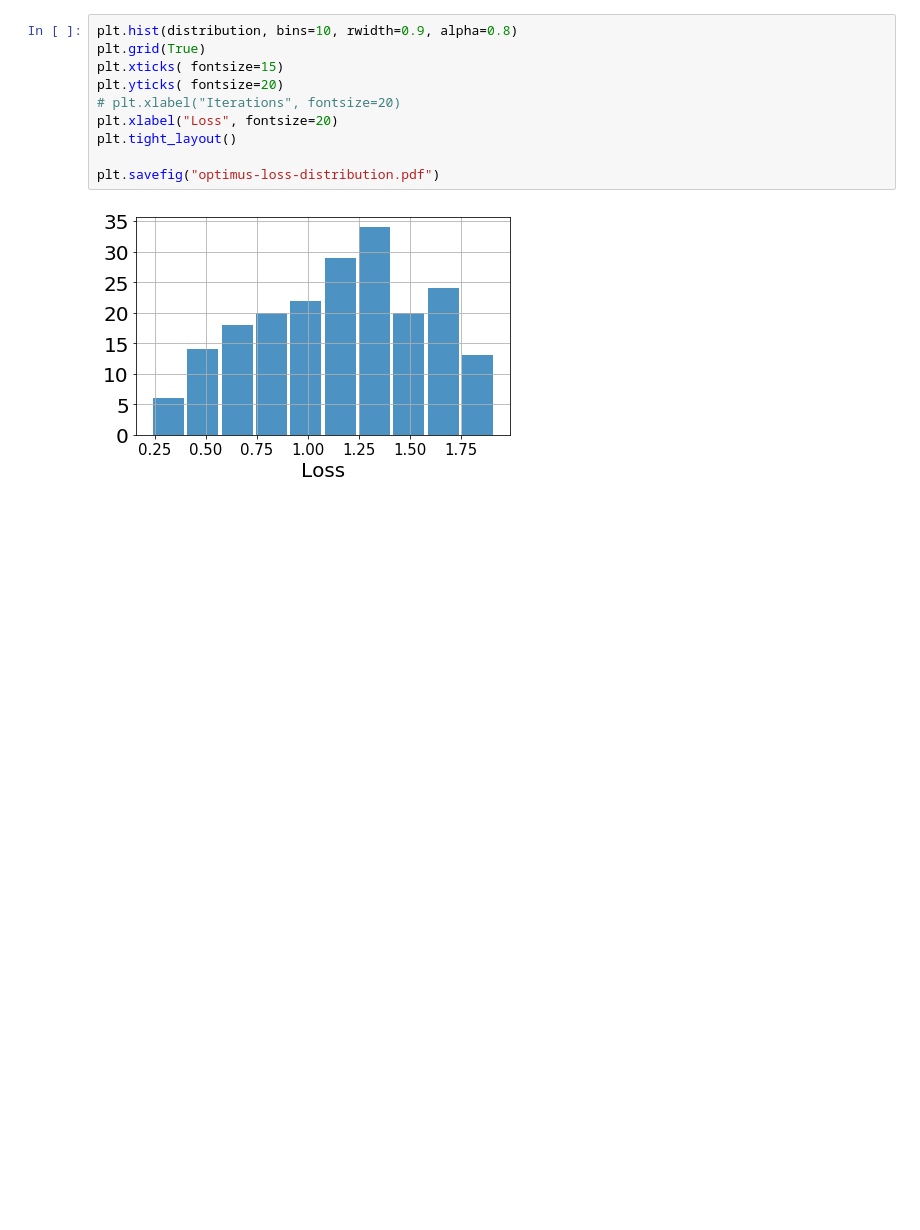
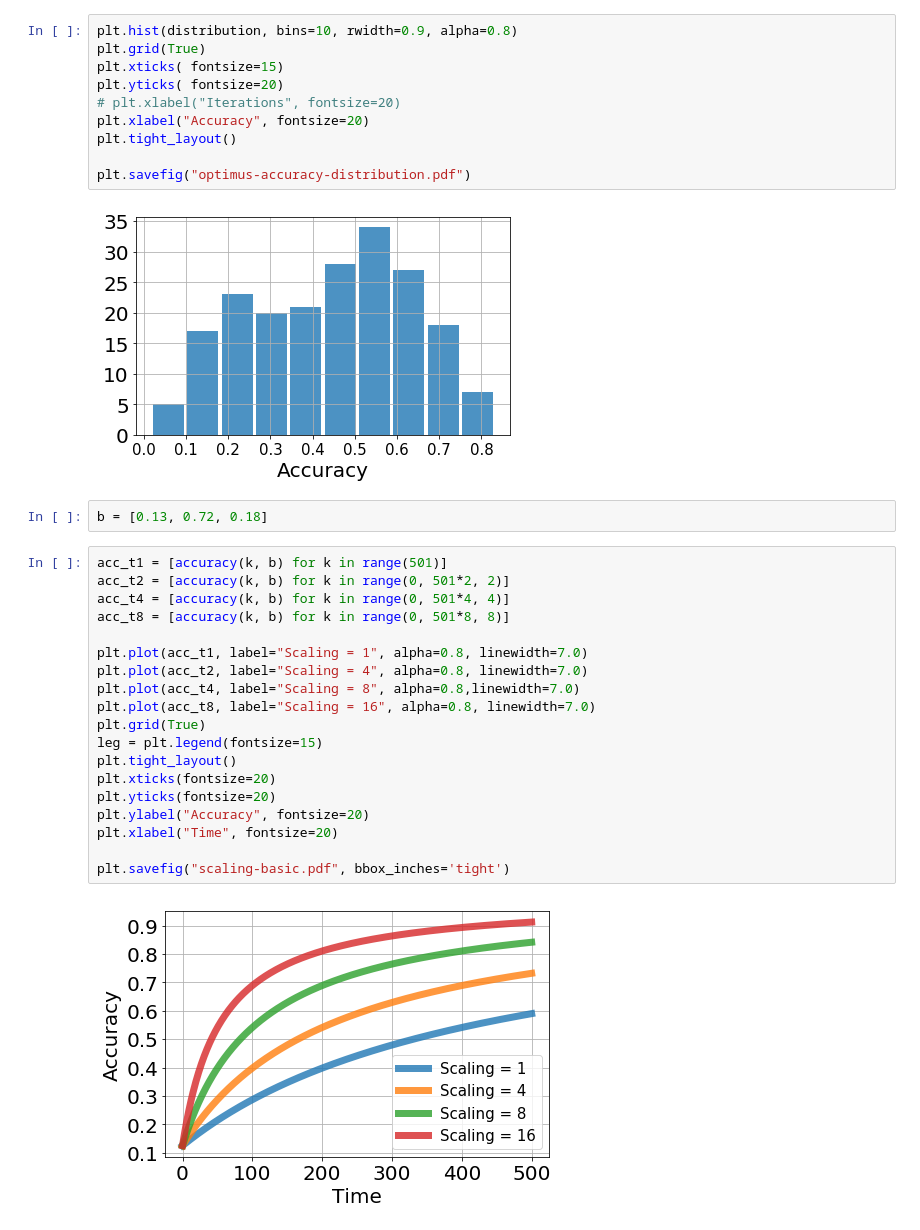
Before and after one commit to richardliaw/sospresults, a Jupyter notebook: OptimusLoss.ipynb, the cells around one changed output. Drawn from its saved outputs; the diff is of its cells as text; blank space fills up the shorter version.

```diff
--- a/OptimusLoss.ipynb
+++ b/OptimusLoss.ipynb
@@ -36,9 +39,32 @@ plt.grid(True)
 plt.xticks( fontsize=15)
 plt.yticks( fontsize=20)
 # plt.xlabel("Iterations", fontsize=20)
-plt.xlabel("Loss", fontsize=20)
+plt.xlabel("Accuracy", fontsize=20)
 plt.tight_layout()
 
-plt.savefig("optimus-loss-distribution.pdf")
+plt.savefig("optimus-accuracy-distribution.pdf")
 # %% [output]
-[figure, old version]
+[figure, new version]
+# %%
+b = [0.13, 0.72, 0.18]
+# %%
+acc_t1 = [accuracy(k, b) for k in range(501)]
+acc_t2 = [accuracy(k, b) for k in range(0, 501*2, 2)]
+acc_t4 = [accuracy(k, b) for k in range(0, 501*4, 4)]
+acc_t8 = [accuracy(k, b) for k in range(0, 501*8, 8)]
+
+plt.plot(acc_t1, label="Scaling = 1", alpha=0.8, linewidth=7.0)
+plt.plot(acc_t2, label="Scaling = 4", alpha=0.8, linewidth=7.0)
+plt.plot(acc_t4, label="Scaling = 8", alpha=0.8,linewidth=7.0)
+plt.plot(acc_t8, label="Scaling = 16", alpha=0.8, linewidth=7.0)
+plt.grid(True)
+leg = plt.legend(fontsize=15)
+plt.tight_layout()
+plt.xticks(fontsize=20)
+plt.yticks(fontsize=20)
+plt.ylabel("Accuracy", fontsize=20)
+plt.xlabel("Time", fontsize=20)
+
+plt.savefig("scaling-basic.pdf", bbox_inches='tight')
+# %% [output]
+[figure, added]
```
Also changed, not shown: parts of 5 cells of this notebook, 12 other files.
